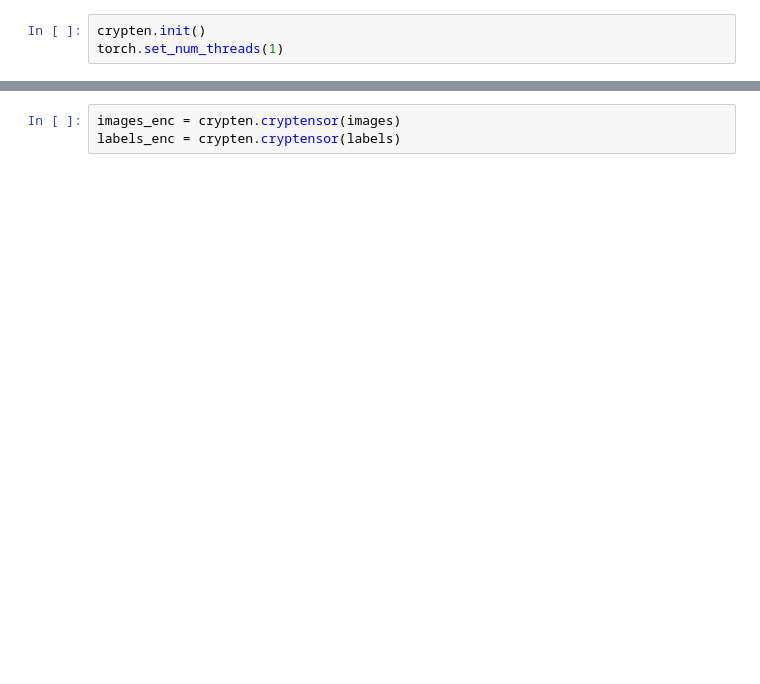
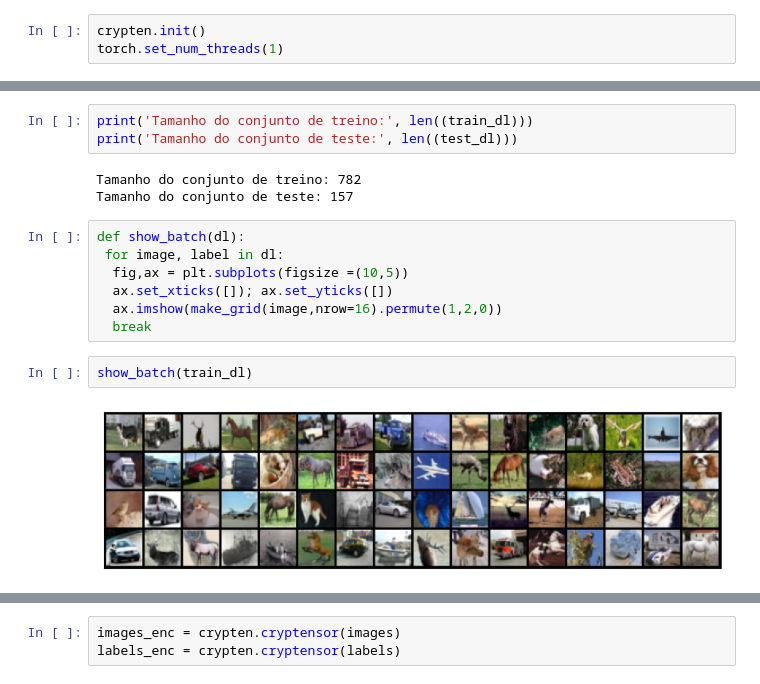
Before and after one commit to denisangelo/Curso_Federated_Learning, a Jupyter notebook: ExemploCryptenRegressaoLogistica.ipynb, the cells around one changed output, grey strips where cells are left out. Saved outputs shown, nothing was run; the diff lists cells and outputs as text; blank space fills up the shorter version.

```diff
--- a/ExemploCryptenRegressaoLogistica.ipynb
+++ b/ExemploCryptenRegressaoLogistica.ipynb
@@ -70,0 +76,17 @@ O label da imagem é:  6
+# %%
+print('Tamanho do conjunto de treino:', len((train_dl)))
+print('Tamanho do conjunto de teste:', len((test_dl)))
+# %% [output]
+Tamanho do conjunto de treino: 782
+Tamanho do conjunto de teste: 157
+# %%
+def show_batch(dl):
+ for image, label in dl:
+  fig,ax = plt.subplots(figsize =(10,5))
+  ax.set_xticks([]); ax.set_yticks([])
+  ax.imshow(make_grid(image,nrow=16).permute(1,2,0))
+  break
+# %%
+show_batch(train_dl)
+# %% [output]
+[figure, added]
```
Also changed, not shown: parts of 27 cells of this notebook.
